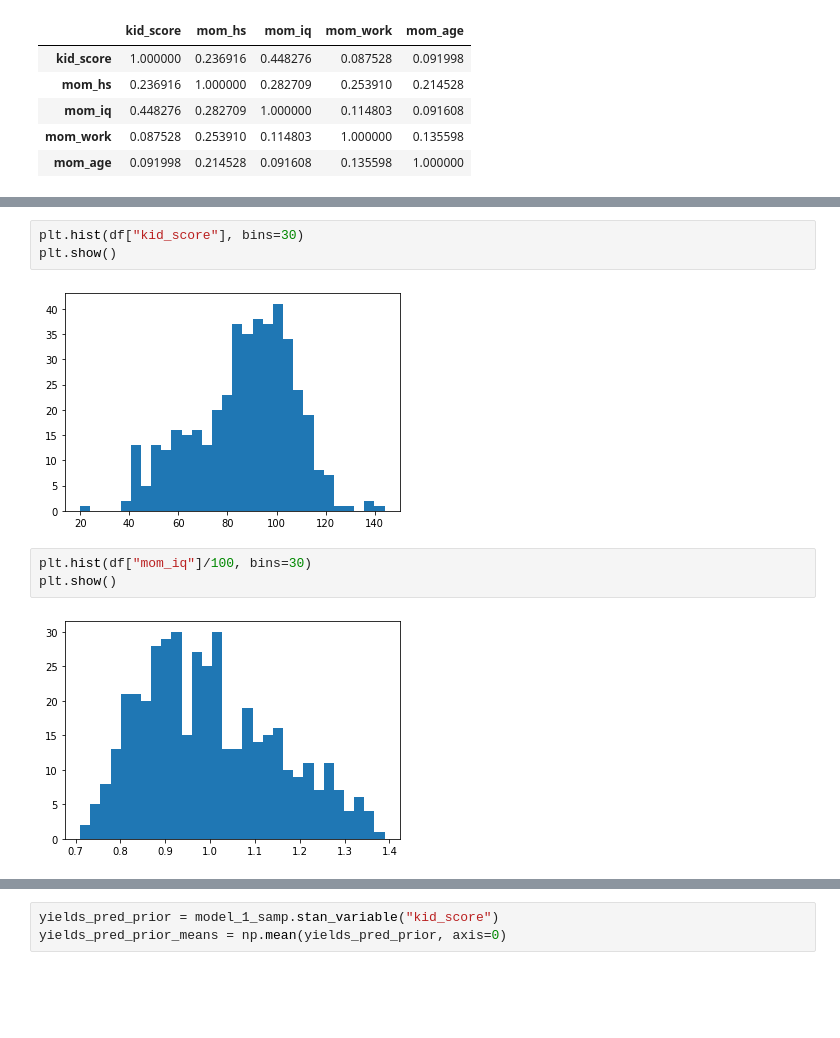
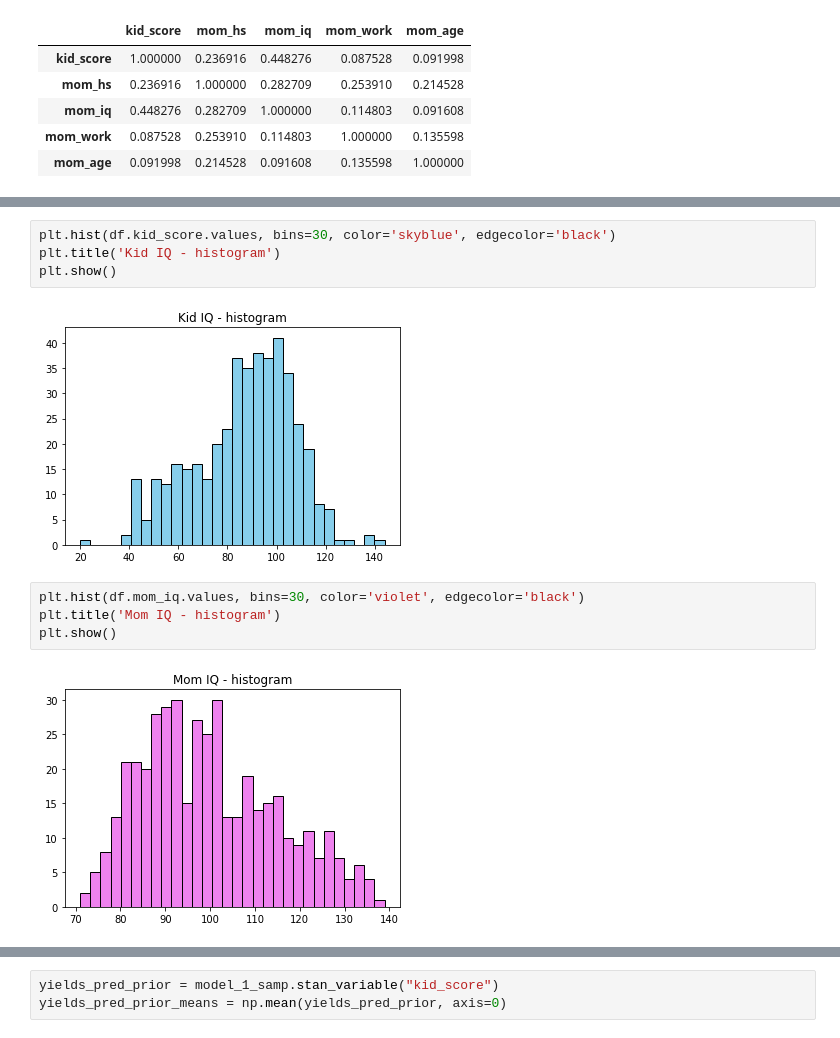
Before and after one commit to Sylwiam12/kidiq, a Jupyter notebook: kid_iq_FULL.ipynb, the cells around one changed output, grey strips where cells are left out. Saved outputs shown, nothing was run; the diff lists cells and outputs as text; blank space fills up the shorter version.

```diff
--- a/kid_iq_FULL.ipynb
+++ b/kid_iq_FULL.ipynb
@@ -61,11 +57,13 @@ plt.show()
 # %%
-plt.hist(df["kid_score"], bins=30)
+plt.hist(df.kid_score.values, bins=30, color='skyblue', edgecolor='black')
+plt.title('Kid IQ - histogram')
 plt.show()
 # %% [output]
-[figure, old version]
+[figure, new version]
 # %%
-plt.hist(df["mom_iq"]/100, bins=30)
+plt.hist(df.mom_iq.values, bins=30, color='violet', edgecolor='black')
+plt.title('Mom IQ - histogram')
 plt.show()
 # %% [output]
-[figure, old version]
+[figure, new version]
 # %%
```
Also changed, not shown: parts of 23 cells of this notebook, 6 other files.
